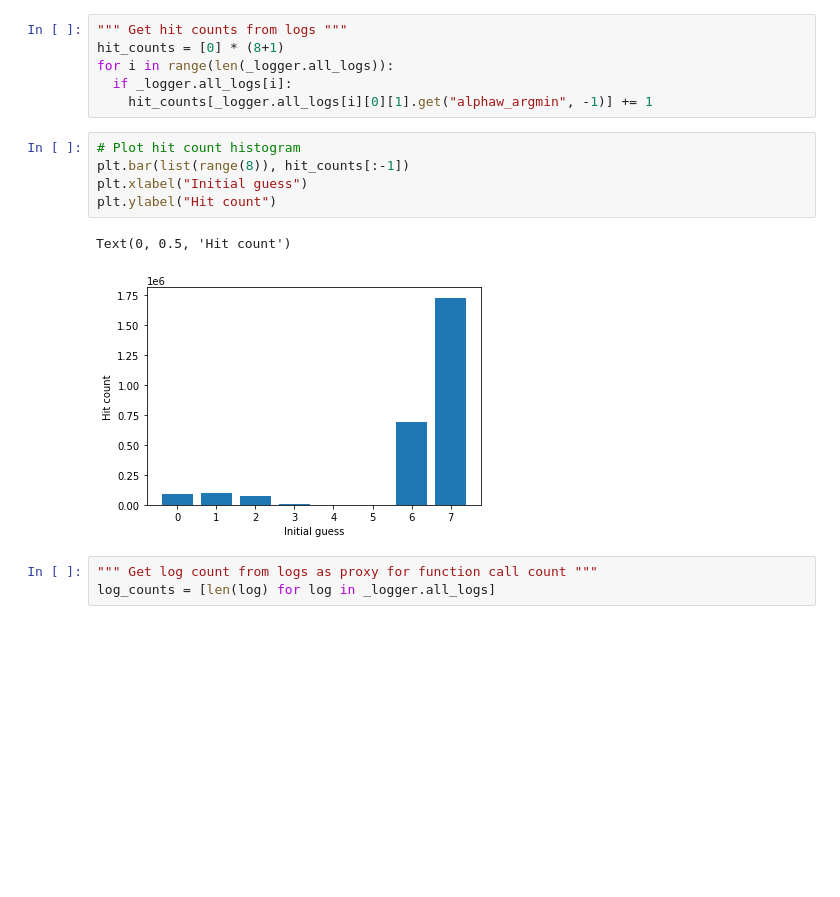
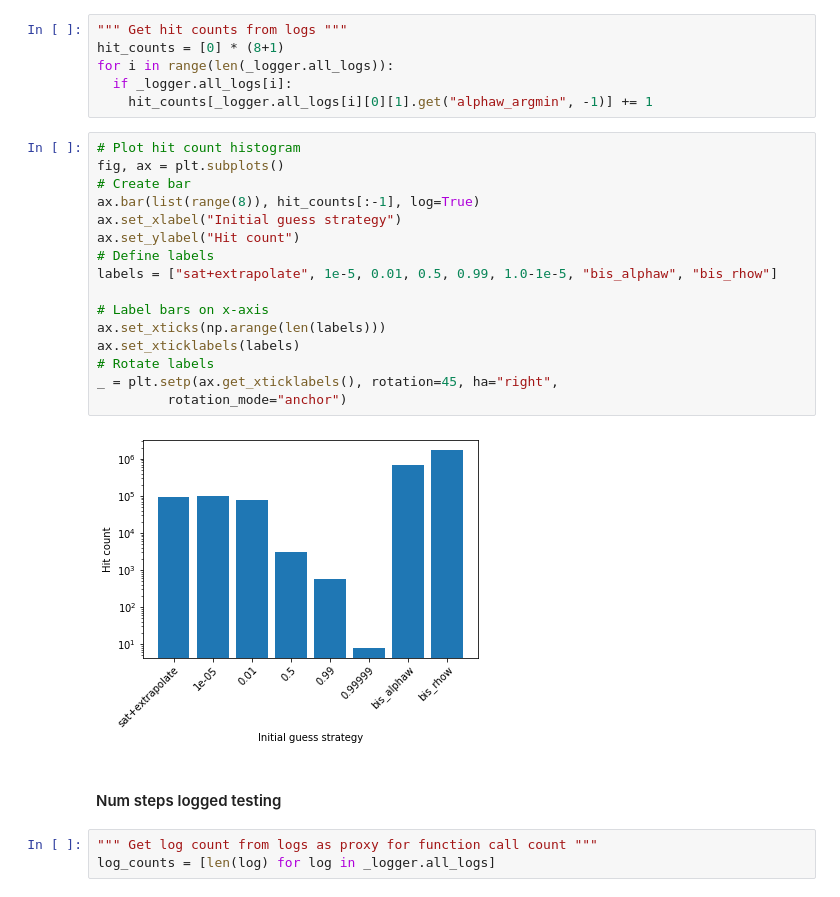
Before and after one commit to fredriclam/iapws95_light, a Jupyter notebook: WLMA_cython_tester.ipynb, the cells around one changed output. Drawn from its saved outputs; the diff is of its cells as text; blank space fills up the shorter version.

```diff
--- a/WLMA_cython_tester.ipynb
+++ b/WLMA_cython_tester.ipynb
@@ -143,14 +209,26 @@ hit_counts = [0] * (8+1)
 for i in range(len(_logger.all_logs)):
   if _logger.all_logs[i]:
     hit_counts[_logger.all_logs[i][0][1].get("alphaw_argmin", -1)] += 1
-# %%
-# Plot hit count histogram
-plt.bar(list(range(8)), hit_counts[:-1])
-plt.xlabel("Initial guess")
-plt.ylabel("Hit count")
-# %% [output]
-Text(0, 0.5, 'Hit count')
-[figure, removed]
+# %%
+# Plot hit count histogram
+fig, ax = plt.subplots()
+# Create bar
+ax.bar(list(range(8)), hit_counts[:-1], log=True)
+ax.set_xlabel("Initial guess strategy")
+ax.set_ylabel("Hit count")
+# Define labels
+labels = ["sat+extrapolate", 1e-5, 0.01, 0.5, 0.99, 1.0-1e-5, "bis_alphaw", "bis_rhow"]
+
+# Label bars on x-axis
+ax.set_xticks(np.arange(len(labels)))
+ax.set_xticklabels(labels)
+# Rotate labels
+_ = plt.setp(ax.get_xticklabels(), rotation=45, ha="right",
+         rotation_mode="anchor")
+# %% [output]
+[figure, added]
+# %% [markdown]
+#### Num steps logged testing
 # %%
 """ Get log count from logs as proxy for function call count """
 log_counts = [len(log) for log in _logger.all_logs]
```
Also changed, not shown: parts of 12 cells of this notebook, 1 other file.
